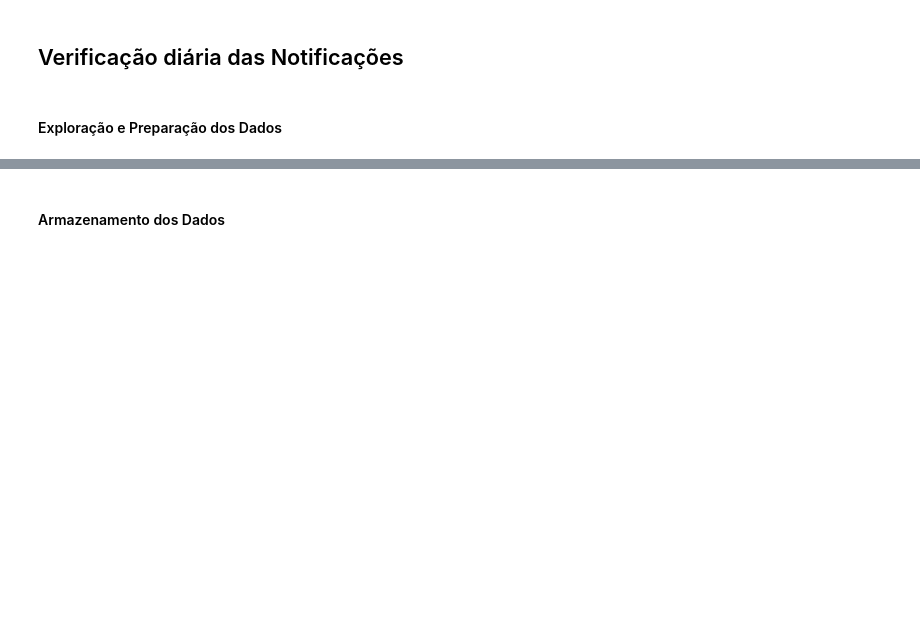
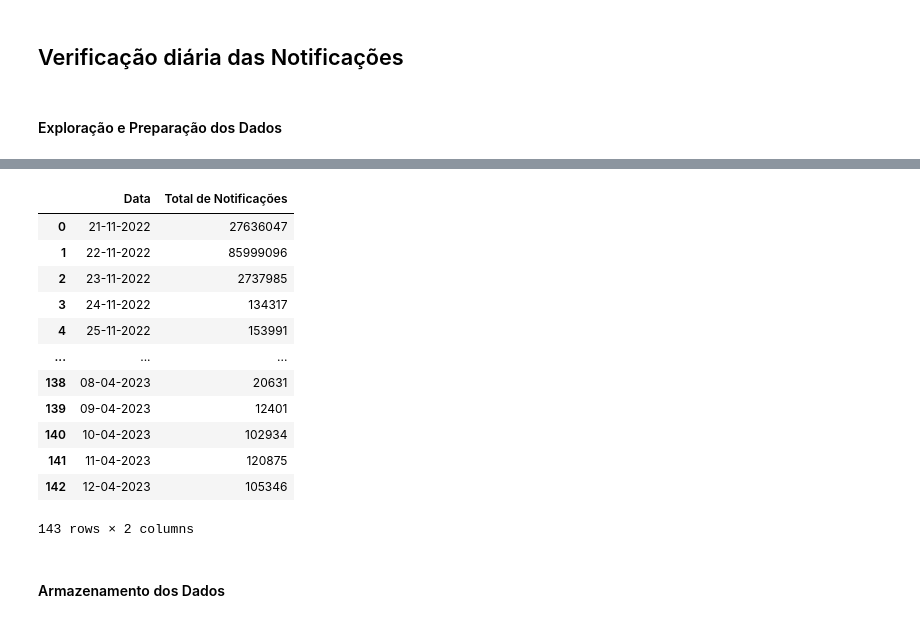
Before and after one commit to liliansom/API_SindromeGripal, a Jupyter notebook: SindromeGripal_API.ipynb, the cells around one changed output, grey strips where cells are left out. Saved outputs shown, nothing was run; the diff lists cells and outputs as text; code cells hidden in the pictures; blank space fills up the shorter version.

```diff
--- a/SindromeGripal_API.ipynb
+++ b/SindromeGripal_API.ipynb
@@ -459,18 +485,34 @@ df_dias
 # %%
 # Criando dataframe para quantidade de notificações diárias
 dados = []
 
 for i in range(len(df_dias)):
     key_valor = df_dias.iloc[i]['key_as_string']
     doc_count_valor = df_dias.iloc[i]['doc_count']
     dados.append({'Data': key_valor, 'Total de Notificações': doc_count_valor})
 
 df_notificacoes = pd.DataFrame(dados)
 
 # Tratando coluna Data para datetime
 df_notificacoes['Data'] = pd.to_datetime(df_notificacoes['Data'])
 df_notificacoes['Data'] = df_notificacoes['Data'].dt.strftime('%d-%m-%Y')
 
-display()
+display(df_notificacoes)
+
+df_notificacoes.to_csv(r'data\notificacoes_diarias.csv', index=False)
+# %% [output]
+|  | Data | Total de Notificações |
+| 0 | 21-11-2022 | 27636047 |
+| 1 | 22-11-2022 | 85999096 |
+| 2 | 23-11-2022 | 2737985 |
+| 3 | 24-11-2022 | 134317 |
+| 4 | 25-11-2022 | 153991 |
+| ... | ... | ... |
+| 138 | 08-04-2023 | 20631 |
+| 139 | 09-04-2023 | 12401 |
+| 140 | 10-04-2023 | 102934 |
+| 141 | 11-04-2023 | 120875 |
+| 142 | 12-04-2023 | 105346 |
+143 rows × 2 columns
 # %% [markdown]
 #### Armazenamento dos Dados
```
Also changed, not shown: parts of 17 cells of this notebook, 3 other files.
